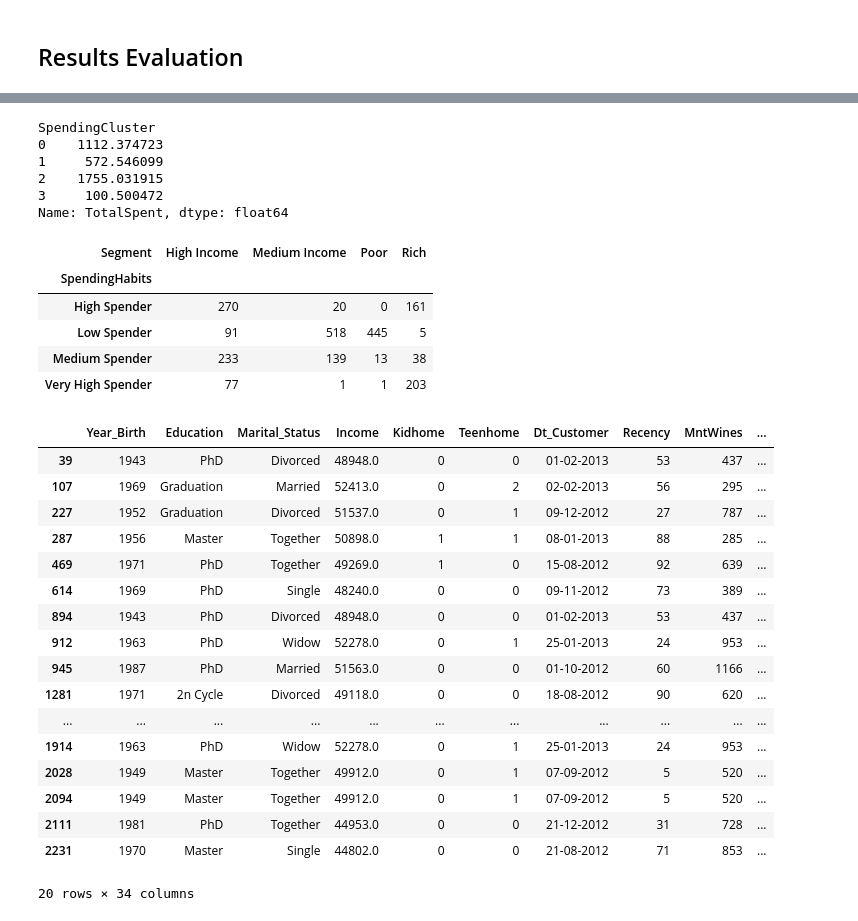
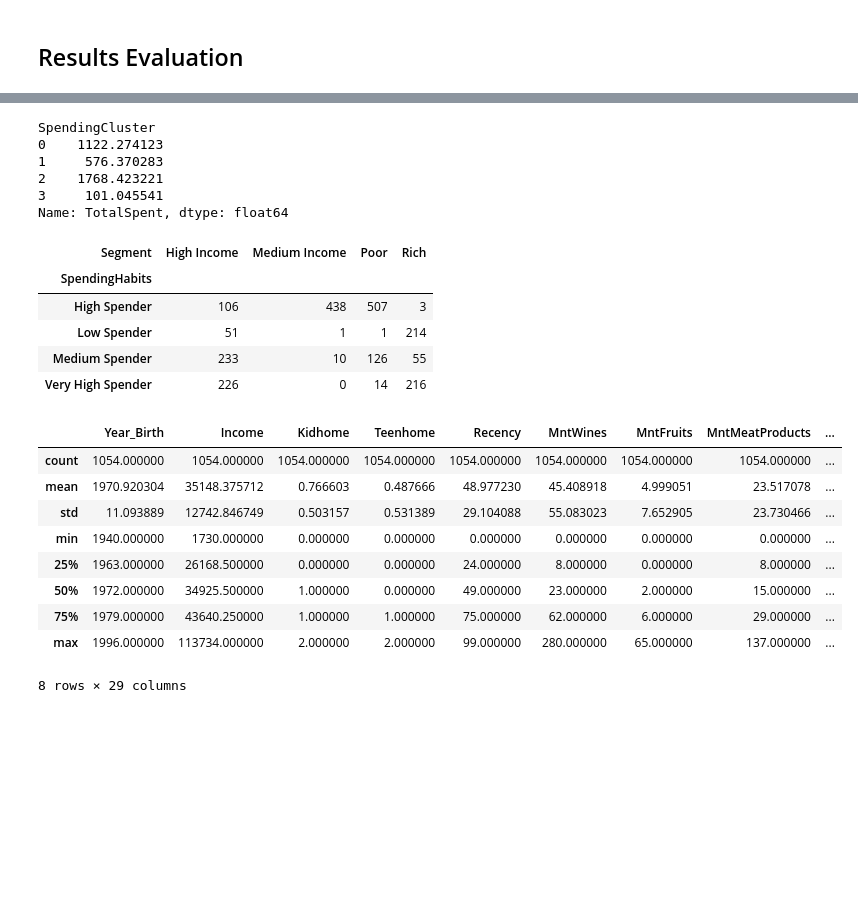
Before and after one commit to joojaa7/dataK-koneO, a Jupyter notebook: Project/project.ipynb, the cells around one changed output, grey strips where cells are left out. Cells and saved outputs as stored; diff of their text form; code cells hidden in the pictures; blank space fills up the shorter version.

```diff
--- a/Project/project.ipynb
+++ b/Project/project.ipynb
@@ -11,5 +11,7 @@ df = pd.read_csv('data/marketing_campaign.csv', sep='\t')
 df['TotalSpent'] = df['MntWines'] + df['MntFruits'] + df['MntMeatProducts'] + df['MntFishProducts'] + df['MntSweetProducts'] + df['MntGoldProds']
 df["Age"] = 2025 - df["Year_Birth"]
 df.drop(['ID'] , axis=1, inplace=True)
-df.drop(df[df['Income'] > 200000].index, inplace = True)
 df = df.dropna()
+
+df = df[~df["Marital_Status"].isin(["Absurd", "YOLO"])]
+df["Marital_Status"].unique()
@@ -15,0 +21,8 @@ df = df.dropna()
+# %%
+Q1 = df.Income.quantile(0.25)
+Q3 = df.Income.quantile(0.75)
+IQR = Q3 - Q1
+
+Income_outliers = df[df.Income > Q3 + 1.5*IQR]
+df = df[df.Income < Q3 + 1.5*IQR]
+Income_outliers.head(10)
@@ -15,0 +40,8 @@ df = df.dropna()
+# %%
+Q1 = df.Age.quantile(0.25)
+Q3 = df.Age.quantile(0.75)
+IQR = Q3 - Q1
+
+Age_outliers = df[df.Age > Q3 + 1.5*IQR]
+df = df[df.Age < Q3 + 1.5*IQR]
+Age_outliers.head()
@@ -139,14 +192,14 @@ Name: TotalSpent, dtype: float64
 
 
 df.loc[df["Cluster"] == 2, "Segment"] = "Poor"
-df.loc[df["Cluster"] == 0, "Segment"] = "Medium Income"
-df.loc[df["Cluster"] == 3, "Segment"] = "High Income"
+df.loc[df["Cluster"] == 3, "Segment"] = "Medium Income"
+df.loc[df["Cluster"] == 0, "Segment"] = "High Income"
 df.loc[df["Cluster"] == 1, "Segment"] = "Rich"
 
-df.loc[df["SpendingCluster"] == 3, "SpendingHabits"] = "Low Spender"
+df.loc[df["SpendingCluster"] == 2, "SpendingHabits"] = "Low Spender"
 df.loc[df["SpendingCluster"] == 1, "SpendingHabits"] = "Medium Spender"
-df.loc[df["SpendingCluster"] == 0, "SpendingHabits"] = "High Spender"
-df.loc[df["SpendingCluster"] == 2, "SpendingHabits"] = "Very High Spender"
+df.loc[df["SpendingCluster"] == 3, "SpendingHabits"] = "High Spender"
+df.loc[df["SpendingCluster"] == 0, "SpendingHabits"] = "Very High Spender"
 # %%
 df
 # %% [output]
@@ -218,10 +271,10 @@ for feature in features_to_plot:
 df.groupby("SpendingCluster")["TotalSpent"].mean()
 # %% [output]
 SpendingCluster
-0    1112.374723
-1     572.546099
-2    1755.031915
-3     100.500472
+0    1122.274123
+1     576.370283
+2    1768.423221
+3     101.045541
 Name: TotalSpent, dtype: float64
 # %%
 
@@ -229,28 +282,20 @@ pd.crosstab(df["SpendingHabits"], df["Segment"])
 # %% [output]
 | Segment | High Income | Medium Income | Poor | Rich |
 | SpendingHabits |  |  |  |  |
-| High Spender | 270 | 20 | 0 | 161 |
-| Low Spender | 91 | 518 | 445 | 5 |
-| Medium Spender | 233 | 139 | 13 | 38 |
-| Very High Spender | 77 | 1 | 1 | 203 |
+| High Spender | 106 | 438 | 507 | 3 |
+| Low Spender | 51 | 1 | 1 | 214 |
+| Medium Spender | 233 | 10 | 126 | 55 |
+| Very High Spender | 226 | 0 | 14 | 216 |
 # %%
-df[(df["SpendingHabits"] == "High Spender") & (df["Segment"] == "Medium Income")]
+df[(df["SpendingHabits"] == "High Spender")].describe()
 # %% [output]
-|  | Year_Birth | Education | Marital_Status | Income | Kidhome | Teenhome | Dt_Customer | Recency | MntWines | ... |
-| 39 | 1943 | PhD | Divorced | 48948.0 | 0 | 0 | 01-02-2013 | 53 | 437 | ... |
-| 107 | 1969 | Graduation | Married | 52413.0 | 0 | 2 | 02-02-2013 | 56 | 295 | ... |
-| 227 | 1952 | Graduation | Divorced | 51537.0 | 0 | 1 | 09-12-2012 | 27 | 787 | ... |
-| 287 | 1956 | Master | Together | 50898.0 | 1 | 1 | 08-01-2013 | 88 | 285 | ... |
-| 469 | 1971 | PhD | Together | 49269.0 | 1 | 0 | 15-08-2012 | 92 | 639 | ... |
-| 614 | 1969 | PhD | Single | 48240.0 | 0 | 0 | 09-11-2012 | 73 | 389 | ... |
-| 894 | 1943 | PhD | Divorced | 48948.0 | 0 | 0 | 01-02-2013 | 53 | 437 | ... |
-| 912 | 1963 | PhD | Widow | 52278.0 | 0 | 1 | 25-01-2013 | 24 | 953 | ... |
-| 945 | 1987 | PhD | Married | 51563.0 | 0 | 0 | 01-10-2012 | 60 | 1166 | ... |
-| 1281 | 1971 | 2n Cycle | Divorced | 49118.0 | 0 | 0 | 18-08-2012 | 90 | 620 | ... |
-| ... | ... | ... | ... | ... | ... | ... | ... | ... | ... | ... |
-| 1914 | 1963 | PhD | Widow | 52278.0 | 0 | 1 | 25-01-2013 | 24 | 953 | ... |
-| 2028 | 1949 | Master | Together | 49912.0 | 0 | 1 | 07-09-2012 | 5 | 520 | ... |
-| 2094 | 1949 | Master | Together | 49912.0 | 0 | 1 | 07-09-2012 | 5 | 520 | ... |
-| 2111 | 1981 | PhD | Together | 44953.0 | 0 | 0 | 21-12-2012 | 31 | 728 | ... |
-| 2231 | 1970 | Master | Single | 44802.0 | 0 | 0 | 21-08-2012 | 71 | 853 | ... |
+|  | Year_Birth | Income | Kidhome | Teenhome | Recency | MntWines | MntFruits | MntMeatProducts | ... |
+| count | 1054.000000 | 1054.000000 | 1054.000000 | 1054.000000 | 1054.000000 | 1054.000000 | 1054.000000 | 1054.000000 | ... |
+| mean | 1970.920304 | 35148.375712 | 0.766603 | 0.487666 | 48.977230 | 45.408918 | 4.999051 | 23.517078 | ... |
+| std | 11.093889 | 12742.846749 | 0.503157 | 0.531389 | 29.104088 | 55.083023 | 7.652905 | 23.730466 | ... |
+| min | 1940.000000 | 1730.000000 | 0.000000 | 0.000000 | 0.000000 | 0.000000 | 0.000000 | 0.000000 | ... |
+| 25% | 1963.000000 | 26168.500000 | 0.000000 | 0.000000 | 24.000000 | 8.000000 | 0.000000 | 8.000000 | ... |
+| 50% | 1972.000000 | 34925.500000 | 1.000000 | 0.000000 | 49.000000 | 23.000000 | 2.000000 | 15.000000 | ... |
+| 75% | 1979.000000 | 43640.250000 | 1.000000 | 1.000000 | 75.000000 | 62.000000 | 6.000000 | 29.000000 | ... |
+| max | 1996.000000 | 113734.000000 | 2.000000 | 2.000000 | 99.000000 | 280.000000 | 65.000000 | 137.000000 | ... |
-20 rows × 34 columns
+8 rows × 29 columns
```
Also changed, not shown: parts of 16 cells of this notebook.
